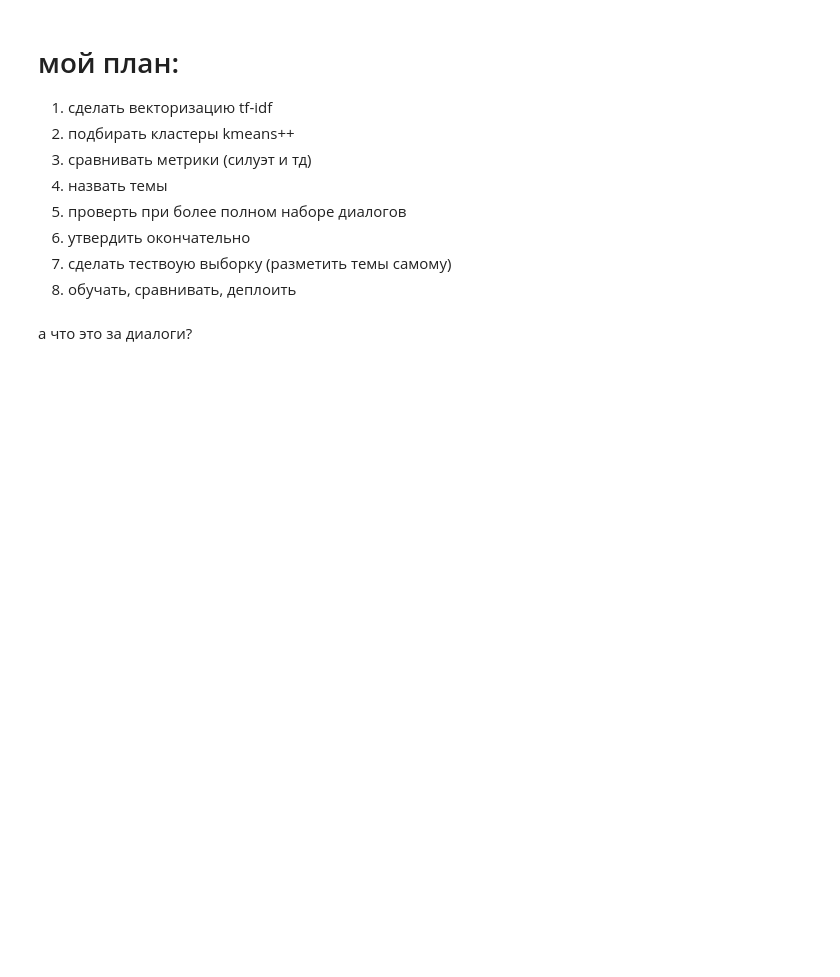
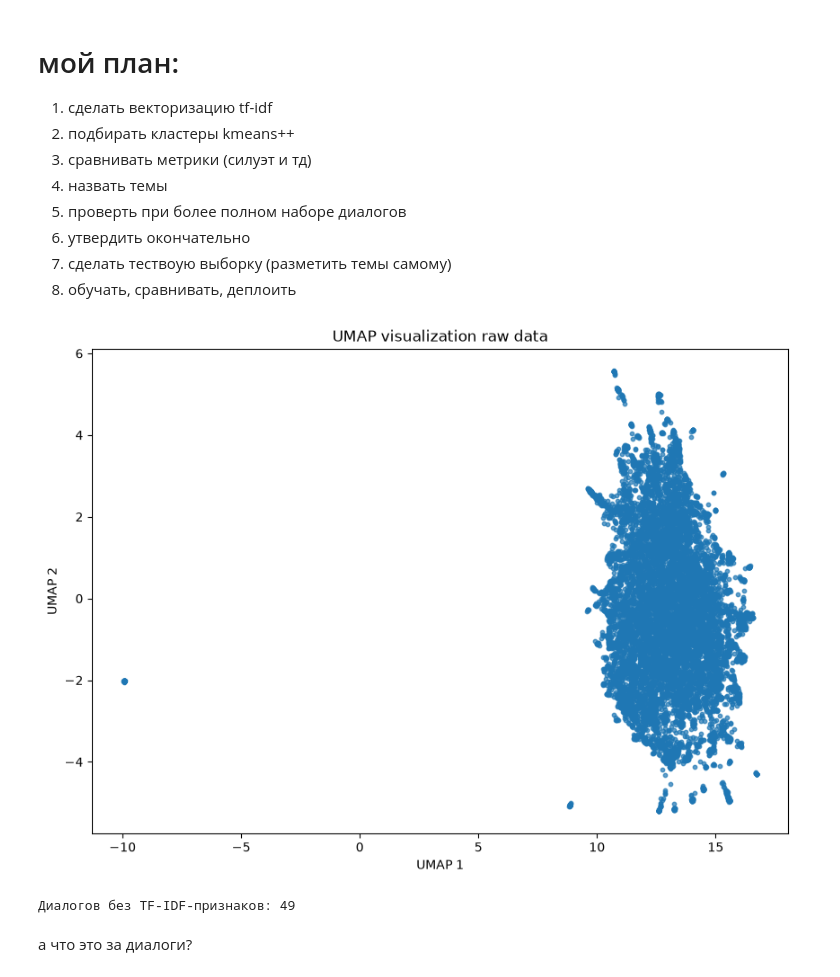
Before and after one commit to Half-Head/ML_homework, a Jupyter notebook: hw1/data_analyze.ipynb, the cells around one changed output. Cells and saved outputs as stored; diff of their text form; code cells hidden in the pictures; blank space fills up the shorter version.

```diff
--- a/hw1/data_analyze.ipynb
+++ b/hw1/data_analyze.ipynb
@@ -101,22 +101,26 @@ key_words_classterize
 7) сделать тествоую выборку (разметить темы самому)
 8) обучать, сравнивать, деплоить
 # %%
-# X,  tf_idfer = vectorize_topic_texts(key_words_classterize) # наши диалоги в циферках
+X,  tf_idfer = vectorize_topic_texts(key_words_classterize) # наши диалоги в циферках
 # %%
-# reducer = umap.UMAP(n_components=2, n_neighbors=15, min_dist=0.1, metric='cosine', random_state=SEED)
+reducer = umap.UMAP(n_components=2, n_neighbors=15, min_dist=0.1, metric='cosine', random_state=SEED)
 
-# X_umap = reducer.fit_transform(X)
+X_umap = reducer.fit_transform(X)
 
-# plt.figure(figsize=(10, 7))
-# plt.scatter(X_umap[:, 0], X_umap[:, 1], s=10, alpha=0.7)
+plt.figure(figsize=(10, 7))
+plt.scatter(X_umap[:, 0], X_umap[:, 1], s=10, alpha=0.7)
 
-# plt.title('UMAP visualization raw data')
-# plt.xlabel('UMAP 1')
-# plt.ylabel('UMAP 2')
-# plt.show()
+plt.title('UMAP visualization raw data')
+plt.xlabel('UMAP 1')
+plt.ylabel('UMAP 2')
+plt.show()
+# %% [output]
+[figure, added]
 # %%
-# empty_mask = np.asarray(X.getnnz(axis=1) == 0).ravel()
-# print("Диалогов без TF-IDF-признаков:", empty_mask.sum())
+empty_mask = np.asarray(X.getnnz(axis=1) == 0).ravel()
+print("Диалогов без TF-IDF-признаков:", empty_mask.sum())
+# %% [output]
+Диалогов без TF-IDF-признаков: 49
 # %% [markdown]
 а что это за диалоги?
 # %%
```
Also changed, not shown: parts of 2 cells of this notebook, 4 other files.
